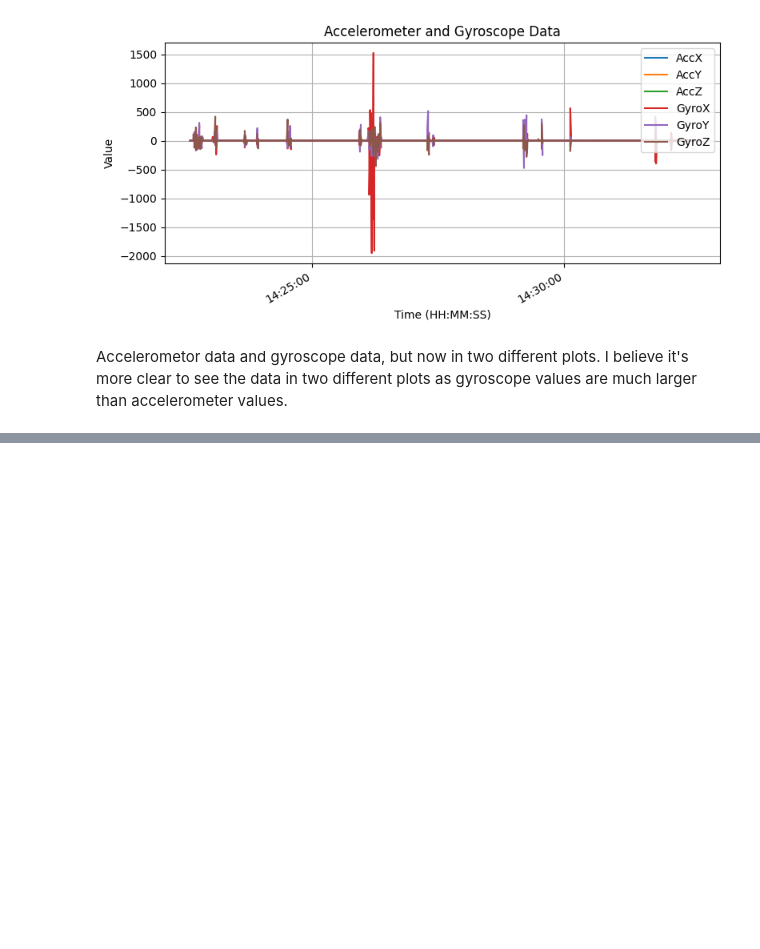
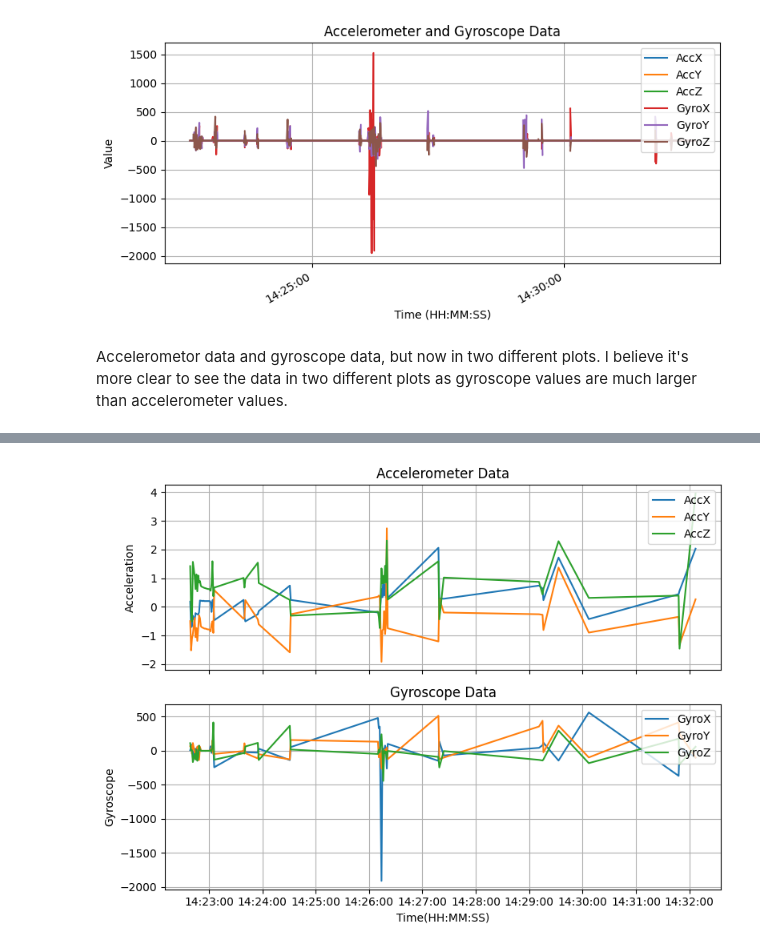
Before and after one commit to djolodjolo23/DA642E-AI-and-Data-Management-for-IoT, a Jupyter notebook: LAB_2/A2_2/python/plot_data.ipynb, the cells around one changed output, grey strips where cells are left out. Saved outputs shown, nothing was run; the diff lists cells and outputs as text; code cells hidden in the pictures; blank space fills up the shorter version.

```diff
--- a/LAB_2/A2_2/python/plot_data.ipynb
+++ b/LAB_2/A2_2/python/plot_data.ipynb
@@ -69,0 +119,25 @@ plt.show()
+# %%
+fig, (ax1, ax2) = plt.subplots(2, 1, sharex=True, figsize=(8, 6))
+
+ax1.set_title("Accelerometer Data")
+ax1.plot(df_updated["Datetime"], df_updated["AccX"], label="AccX")
+ax1.plot(df_updated["Datetime"], df_updated["AccY"], label="AccY")
+ax1.plot(df_updated["Datetime"], df_updated["AccZ"], label="AccZ")
+ax1.set_ylabel("Acceleration")
+ax1.legend(loc="upper right")
+ax1.grid()
+
+ax2.set_title("Gyroscope Data")
+ax2.plot(df_updated["Datetime"], df_updated["GyroX"], label="GyroX")
+ax2.plot(df_updated["Datetime"], df_updated["GyroY"], label="GyroY")
+ax2.plot(df_updated["Datetime"], df_updated["GyroZ"], label="GyroZ")
+ax2.set_xlabel("Time(HH:MM:SS)")
+ax2.set_ylabel("Gyroscope")
+ax2.legend(loc="upper right")
+ax2.grid()
+
+plt.tight_layout()
+plt.gca().xaxis.set_major_formatter(mdates.DateFormatter('%H:%M:%S'))
+plt.show()
+# %% [output]
+[figure, added]
```
Also changed, not shown: parts of 5 cells of this notebook, 1 other file.
